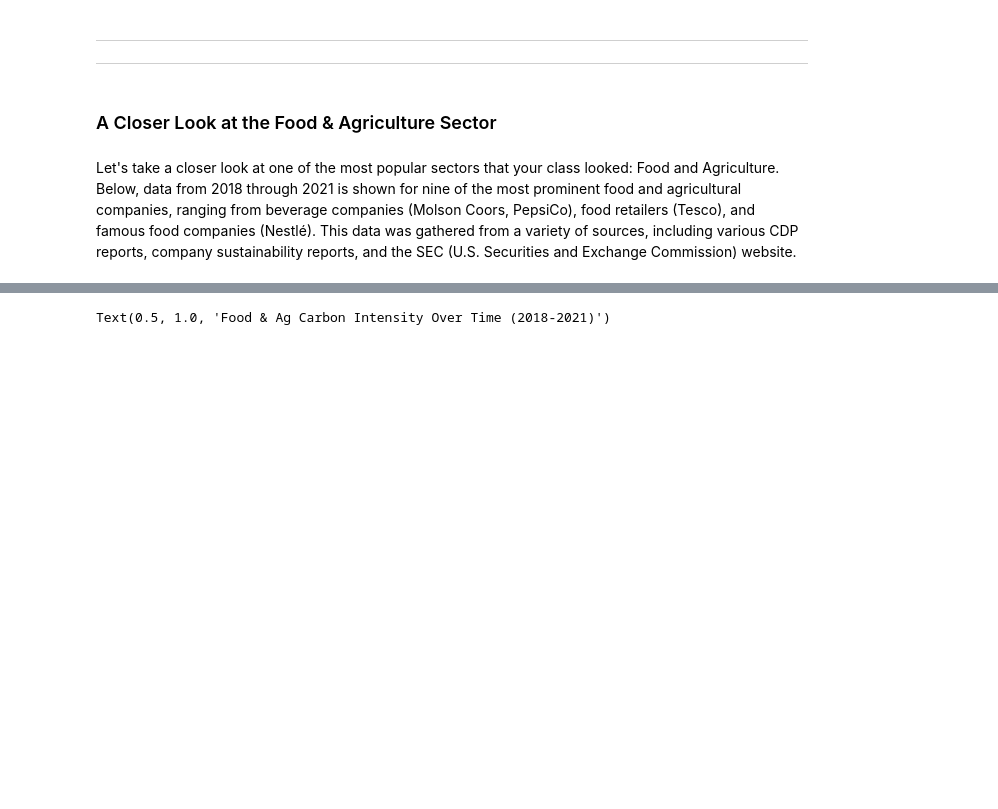
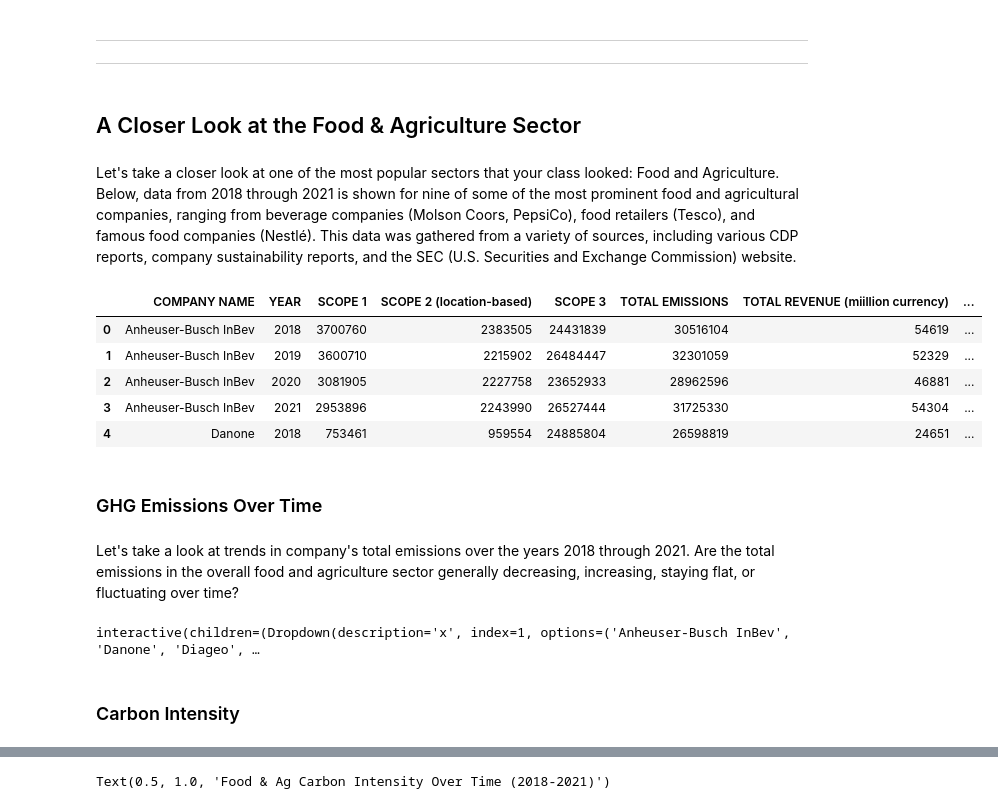
Before and after one commit to ds-modules/ESPM-136, a Jupyter notebook: nb2-eda/nb2-Zcjanin.ipynb, the cells around one changed output, grey strips where cells are left out. Saved outputs shown, nothing was run; the diff lists cells and outputs as text; code cells hidden in the pictures; blank space fills up the shorter version.

```diff
--- a/nb2-eda/nb2-Zcjanin.ipynb
+++ b/nb2-eda/nb2-Zcjanin.ipynb
@@ -214,6 +224,39 @@ tips.scatter("total", "tip")
 <hr style="border: 2px solid #003262">
 <hr style="border: 2px solid #C9B676">
 # %% [markdown]
-### A Closer Look at the Food & Agriculture Sector
+## A Closer Look at the Food & Agriculture Sector
 # %% [markdown]
-Let's take a closer look at one of the most popular sectors that your class looked: Food and Agriculture. Below, data from 2018 through 2021 is shown for nine of the most prominent food and agricultural companies, ranging from beverage companies (Molson Coors, PepsiCo), food retailers (Tesco), and famous food companies (Nestlé). This data was gathered from a variety of sources, including various CDP reports, company sustainability reports, and the SEC (U.S. Securities and Exchange Commission) website.
+Let's take a closer look at one of the most popular sectors that your class looked: Food and Agriculture. Below, data from 2018 through 2021 is shown for nine of some of the most prominent food and agricultural companies, ranging from beverage companies (Molson Coors, PepsiCo), food retailers (Tesco), and famous food companies (Nestlé). This data was gathered from a variety of sources, including various CDP reports, company sustainability reports, and the SEC (U.S. Securities and Exchange Commission) website.
+# %%
+# Run this cell to load the data
+food_ag = pd.read_csv('foodag.csv')
+food_ag.head()
+# %% [output]
+|  | COMPANY NAME | YEAR | SCOPE 1 | SCOPE 2 (location-based) | SCOPE 3 | TOTAL EMISSIONS | TOTAL REVENUE (miillion currency) | ... |
+| 0 | Anheuser-Busch InBev | 2018 | 3700760 | 2383505 | 24431839 | 30516104 | 54619 | ... |
+| 1 | Anheuser-Busch InBev | 2019 | 3600710 | 2215902 | 26484447 | 32301059 | 52329 | ... |
+| 2 | Anheuser-Busch InBev | 2020 | 3081905 | 2227758 | 23652933 | 28962596 | 46881 | ... |
+| 3 | Anheuser-Busch InBev | 2021 | 2953896 | 2243990 | 26527444 | 31725330 | 54304 | ... |
+| 4 | Danone | 2018 | 753461 | 959554 | 24885804 | 26598819 | 24651 | ... |
+# %% [markdown]
+### GHG Emissions Over Time
+# %% [markdown]
+Let's take a look at trends in company's total emissions over the years 2018 through 2021. Are the total emissions in the overall food and agriculture sector generally decreasing, increasing, staying flat, or fluctuating over time?
+# %%
+companies = food_ag['COMPANY NAME'].unique()
+years = ['2018','2019', '2020', '2021']
+
+@interact(x=widgets.Dropdown(options = list(companies), value = 'Danone'))
+def g(x):
+    emissions = food_ag[food_ag['COMPANY NAME']==x]["TOTAL EMISSIONS"] / 1000
+    bar_container = plt.bar(years,emissions);
+    plt.ylim(0, max(emissions)+5000)
+    plt.xlabel('Year')
+    plt.ylabel('Total Scope 1 & Scope 2 Emissions (thousand mt CO2e)', size=11)
+    plt.title(x + ' GHG Emissions (2018-2021)', size=15)
+    plt.bar_label(bar_container, fmt='{:,.0f}')
+    plt.grid(False)
+# %% [output]
+interactive(children=(Dropdown(description='x', index=1, options=('Anheuser-Busch InBev', 'Danone', 'Diageo', …
+# %% [markdown]
+### Carbon Intensity
```
Also changed, not shown: parts of 7 cells of this notebook, 2 other files.
